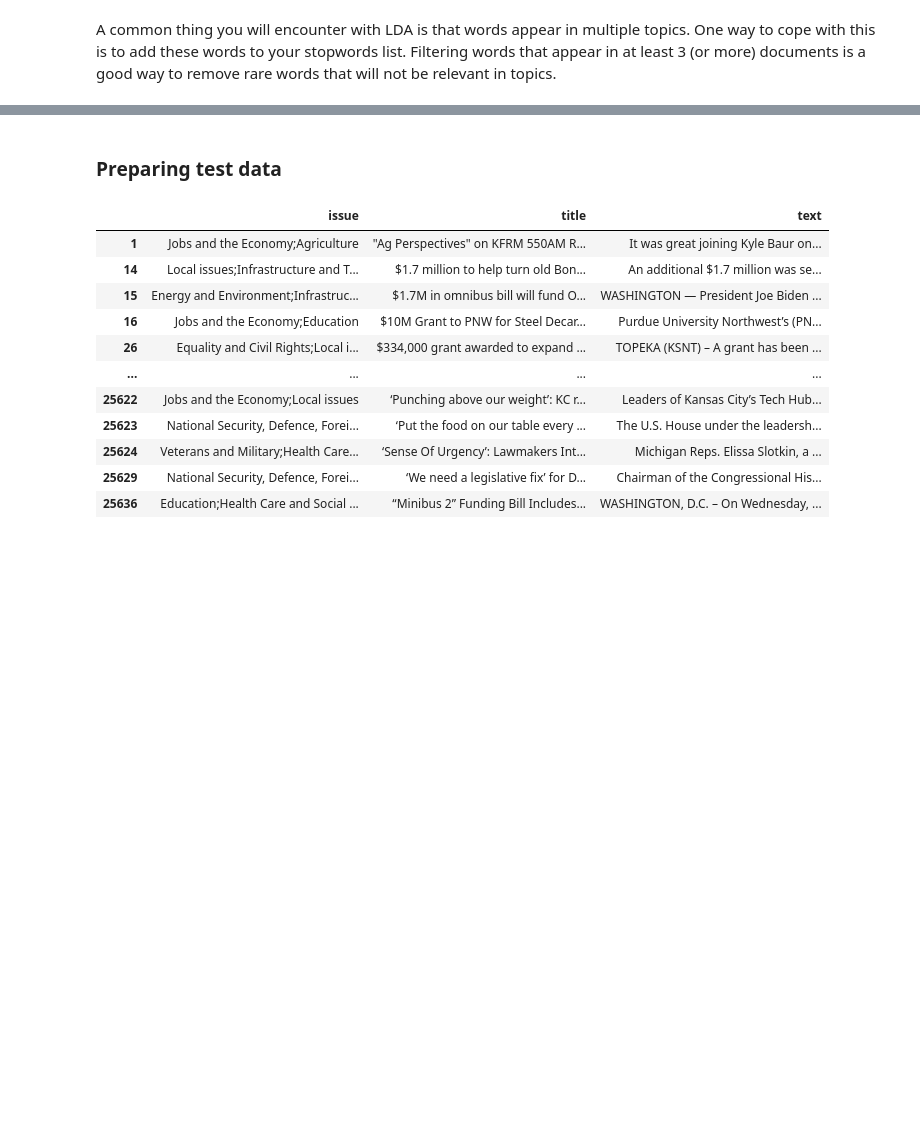
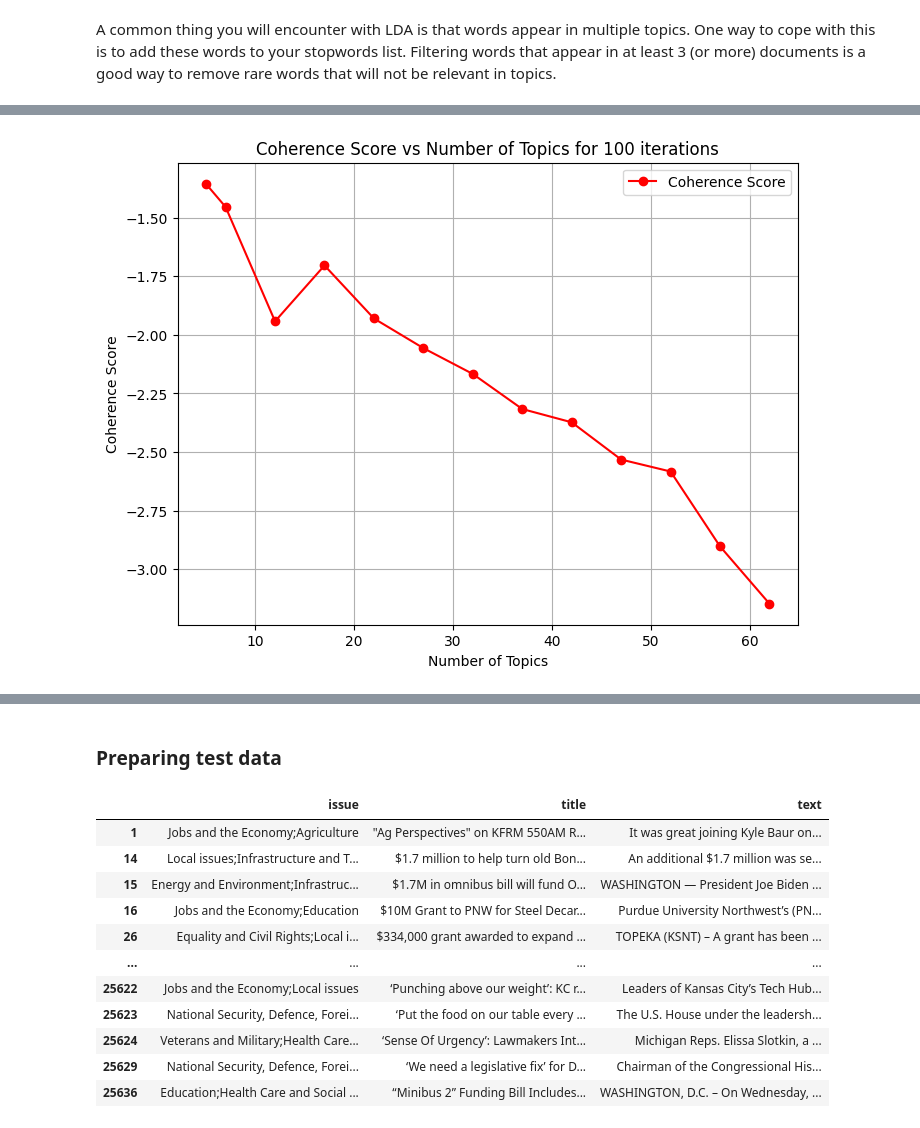
Before and after one commit to qpa-agh/usa_issues_data_mining, a Jupyter notebook: LDA/LDA.ipynb, the cells around one changed output, grey strips where cells are left out. Saved outputs shown, nothing was run; the diff lists cells and outputs as text; code cells hidden in the pictures; blank space fills up the shorter version.

Commit message:
Topic modelling 2nd battle (#2)
* LDA analysis
* successful topic classification

```diff
--- a/LDA/LDA.ipynb
+++ b/LDA/LDA.ipynb
@@ -261,0 +310,10 @@ vis3
+# %%
+num_topics=7
+lda_model = LdaModel(corpus=corpus,
+               id2word=id2word,
+               num_topics=num_topics,
+															random_state=42,
+															passes=10,
+															iterations=80)
+lda_display = pyLDAvis.gensim_models.prepare(lda_model, corpus, id2word)
+pyLDAvis.display(lda_display)
@@ -261,0 +345,13 @@ vis3
+# %%
+num_topics=[5, 7, 12, 17, 22, 27, 32, 37, 42, 47, 52, 57, 62]
+scores = []
+for nr_topics in num_topics:
+	lda_model = LdaModel(corpus=corpus,
+               id2word=id2word,
+               num_topics=nr_topics,
+															random_state=42,
+															passes=10,
+															iterations=100)
+	score = compute_coherence_UMass(lda_model, corpus, id2word)
+	print(score)
+	scores.append(score)
@@ -261,0 +372,16 @@ vis3
+# %%
+import matplotlib.pyplot as plt
+plt.figure(figsize=(8, 6))
+plt.plot(num_topics, scores, marker='o', linestyle='-', color='r', label='Coherence Score')
+
+# Add labels and title
+plt.xlabel('Number of Topics')
+plt.ylabel('Coherence Score')
+plt.title('Coherence Score vs Number of Topics for 100 iterations')
+plt.legend()
+
+# Show the plot
+plt.grid()
+plt.show()
+# %% [output]
+[figure, added]
```
Also changed, not shown: parts of 26 cells of this notebook, 12 other files.
